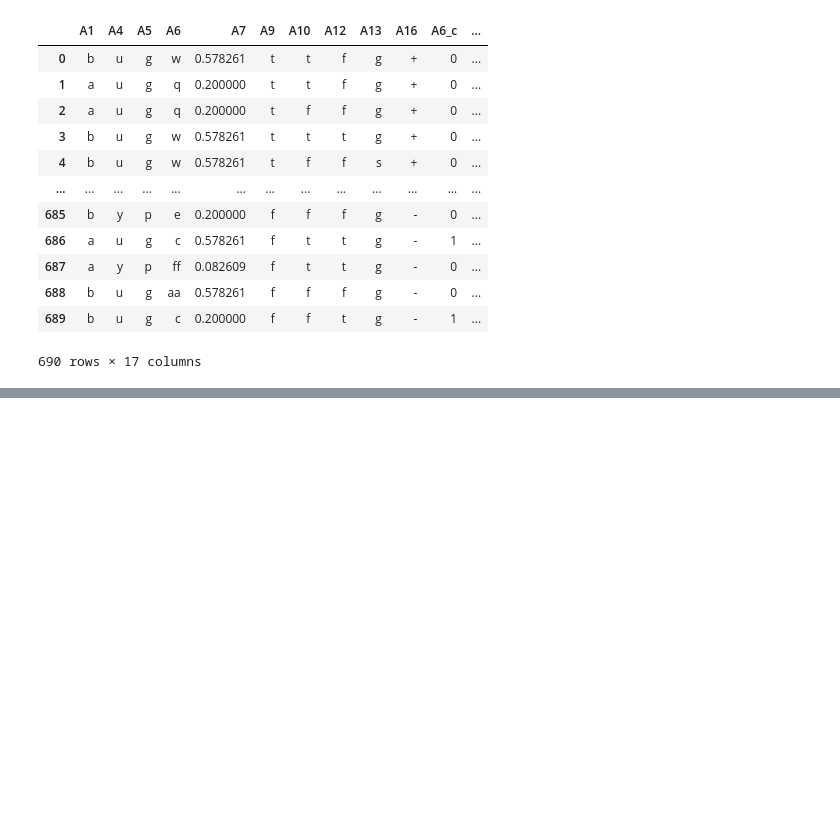
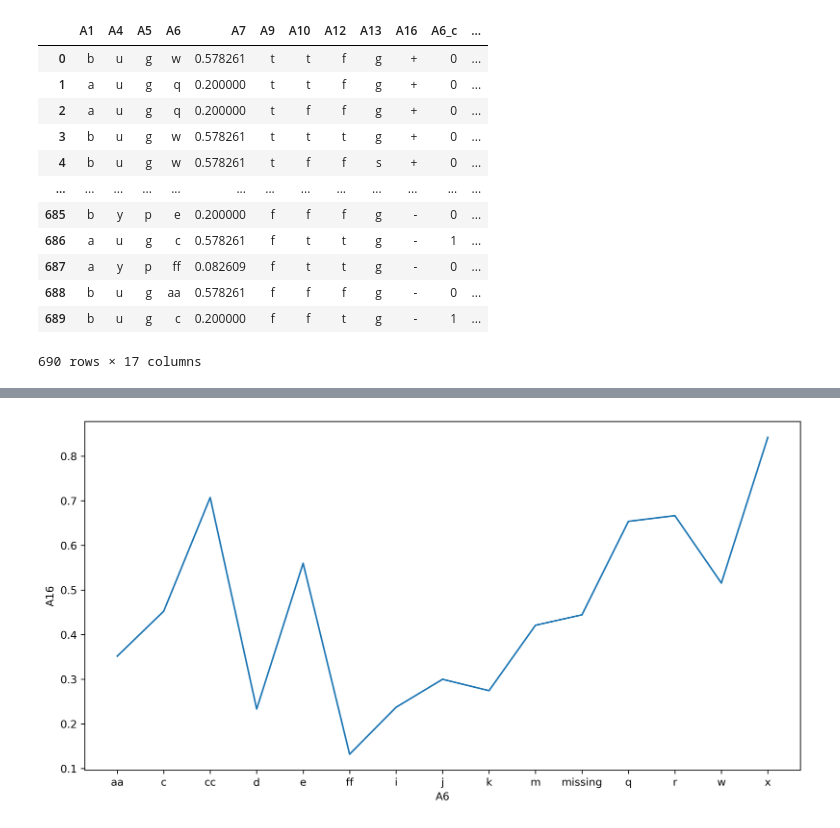
Before and after one commit to ashen007/Feature_enginering, a Jupyter notebook: notebooks/encoding features.ipynb, the cells around one changed output, grey strips where cells are left out. Cells and saved outputs as stored; diff of their text form; code cells hidden in the pictures; blank space fills up the shorter version.

```diff
--- a/notebooks/encoding features.ipynb
+++ b/notebooks/encoding features.ipynb
@@ -647,0 +654,4 @@ encoder.transform(categorical_feature)
+# %%
+replacer = {'+':1,'-':0}
+categorical_feature['A16'] = categorical_feature['A16'].map(replacer)
+categorical_feature
@@ -647,0 +672,9 @@ encoder.transform(categorical_feature)
+# %%
+categorical_feature.drop(labels=['A6_c','A6_q','A6_w','A6_i','A6_aa','A6_ff','A6_k'],axis=1,inplace=True)
+# %%
+rel_ = categorical_feature[['A6','A16']].groupby(by='A6')[['A16']].mean().reset_index()
+plt.figure(figsize=[12,6],dpi=300)
+sns.lineplot(x=rel_['A6'],y=rel_['A16'])
+plt.show()
+# %% [output]
+[figure, added]
```
Also changed, not shown: parts of 8 cells of this notebook.
